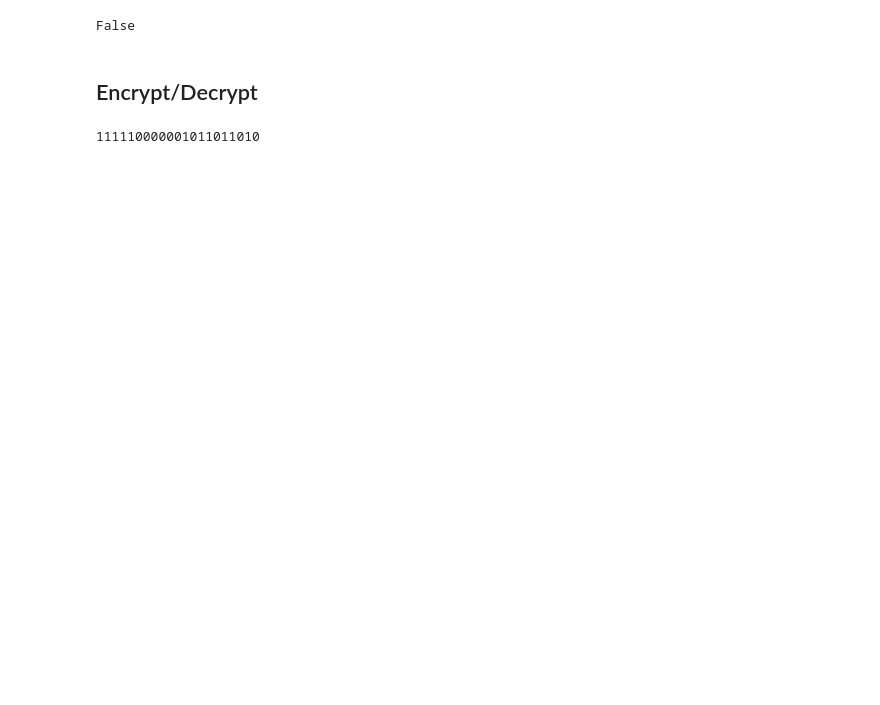
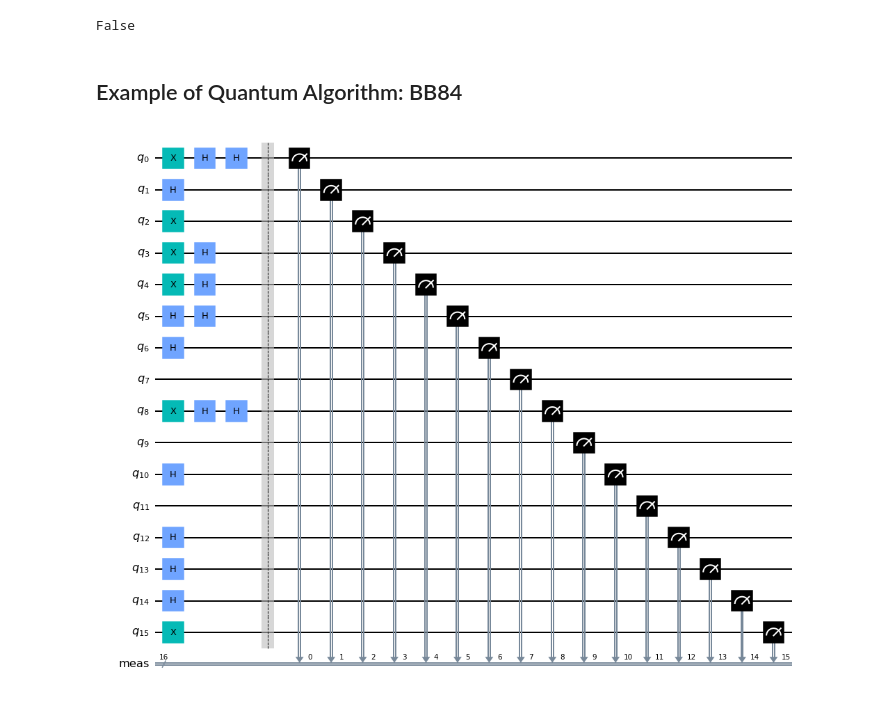
Before and after one commit to marcusprose/quantum-cryptography, a Jupyter notebook: qkd.ipynb, the cells around one changed output. Saved outputs shown, nothing was run; the diff lists cells and outputs as text; code cells hidden in the pictures; blank space fills up the shorter version.

```diff
--- a/qkd.ipynb
+++ b/qkd.ipynb
@@ -140,13 +148,44 @@ alice_sample = [0, 0, 0, 1, 0, 1, 1, 1, 1, 0, 1, 1, 1, 1, 0]
 print(bob_sample == alice_sample)
 # %% [output]
 False
-# %% [markdown]
-## Encrypt/Decrypt
-# %%
-key_list = [0, 1, 1, 1, 1, 1, 0, 0, 0, 0, 0, 0, 1, 0, 1, 1, 0, 1, 1, 0, 1, 0]
-var = ''
-for i in key_list:
-    var += str(i)
-print(int(var))
-# %% [output]
-111110000001011011010
+# %% [markdown]
+## Example of Quantum Algorithm: BB84
+# %%
+def bb84_circuit(state, basis, measurement_basis):
+
+    #state: array of 0s and 1s denoting the state to be encoded
+    #basis: array of 0s and 1s denoting the basis to be used for encoding
+                #0 -> Computational Basis
+                #1 -> Hadamard Basis
+    #meas_basis: array of 0s and 1s denoting the basis to be used for measurement
+                #0 -> Computational Basis
+                #1 -> Hadamard Basis
+    num_qubits = len(state)
+    circuit = QuantumCircuit(num_qubits)
+
+    # Sender prepares qubits
+    for i in range(len(basis)):
+        if state[i] == 1:
+            circuit.x(i)
+        if basis[i] == 1:
+            circuit.h(i)
+    # Measuring action performed by Bob
+    for i in range(len(measurement_basis)):
+        if measurement_basis[i] == 1:
+            circuit.h(i)
+
+
+    circuit.measure_all()
+
+    return circuit
+
+#
+num_qubits = 16
+
+alice_basis = np.random.randint(2, size=num_qubits)
+alice_state = np.random.randint(2, size=num_qubits)
+bob_basis = np.random.randint(2, size=num_qubits)
+
+bb84_circuit(alice_basis, alice_state, bob_basis).draw('mpl')
+# %% [output]
+[figure, added]
```
Also changed, not shown: parts of 10 cells of this notebook, 8 other files.
